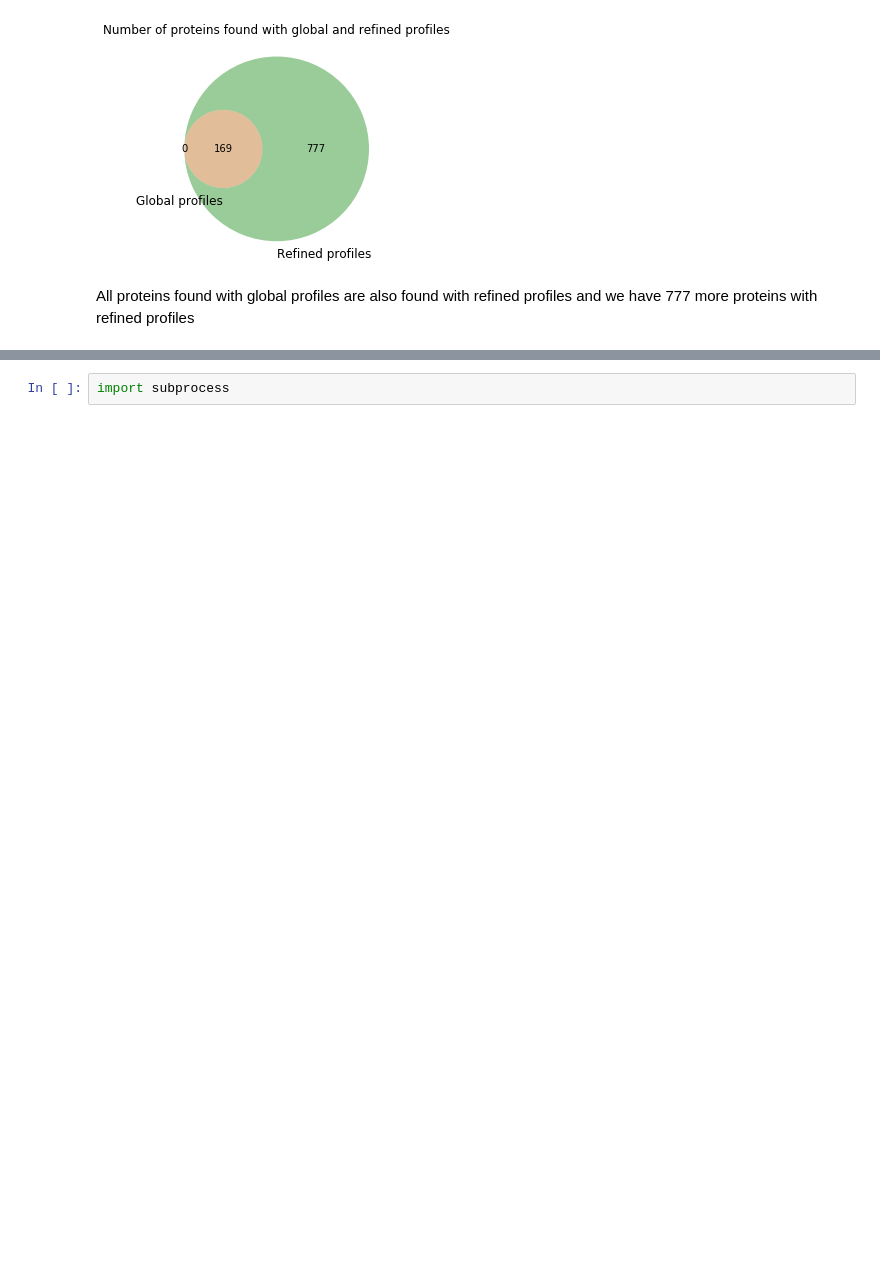
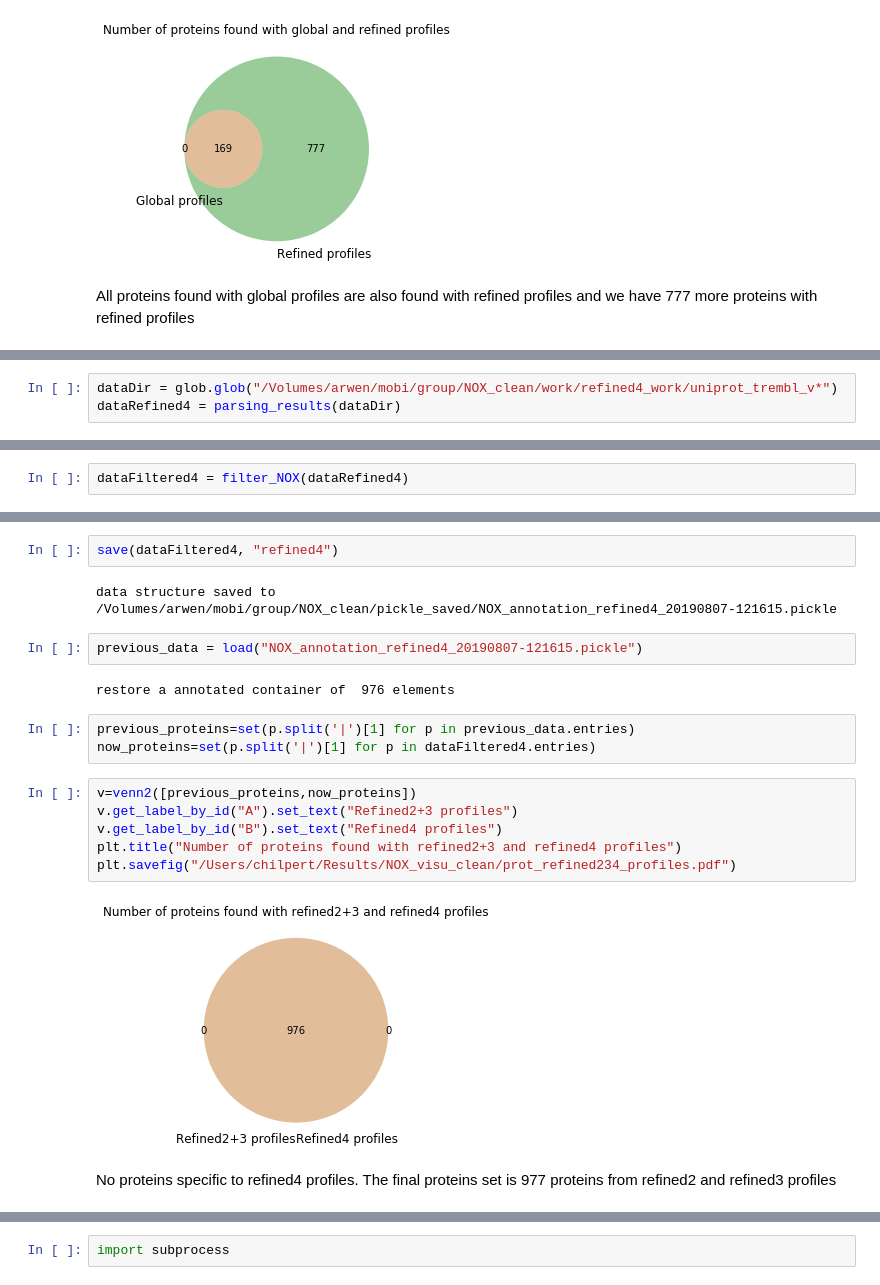
Before and after one commit to MMSB-MOBI/NOX_analysis, a Jupyter notebook: notebook/Predict_NOX_proteins.ipynb, the cells around one changed output, grey strips where cells are left out. Drawn from its saved outputs; the diff is of its cells as text; blank space fills up the shorter version.

```diff
--- a/notebook/Predict_NOX_proteins.ipynb
+++ b/notebook/Predict_NOX_proteins.ipynb
@@ -467,0 +641,3 @@ All proteins found with global profiles are also found with refined profiles and
+# %%
+dataDir = glob.glob("/Volumes/arwen/mobi/group/NOX_clean/work/refined4_work/uniprot_trembl_v*")
+dataRefined4 = parsing_results(dataDir)
@@ -467,0 +662,2 @@ All proteins found with global profiles are also found with refined profiles and
+# %%
+dataFiltered4 = filter_NOX(dataRefined4)
@@ -467,0 +678,21 @@ All proteins found with global profiles are also found with refined profiles and
+# %%
+save(dataFiltered4, "refined4")
+# %% [output]
+data structure saved to /Volumes/arwen/mobi/group/NOX_clean/pickle_saved/NOX_annotation_refined4_20190807-121615.pickle
+# %%
+previous_data = load("NOX_annotation_refined4_20190807-121615.pickle")
+# %% [output]
+restore a annotated container of  976 elements
+# %%
+previous_proteins=set(p.split('|')[1] for p in previous_data.entries)
+now_proteins=set(p.split('|')[1] for p in dataFiltered4.entries)
+# %%
+v=venn2([previous_proteins,now_proteins])
+v.get_label_by_id("A").set_text("Refined2+3 profiles")
+v.get_label_by_id("B").set_text("Refined4 profiles")
+plt.title("Number of proteins found with refined2+3 and refined4 profiles")
+plt.savefig("/Users/chilpert/Results/NOX_visu_clean/prot_refined234_profiles.pdf")
+# %% [output]
+[figure, added]
+# %% [markdown]
+No proteins specific to refined4 profiles. The final proteins set is 977 proteins from refined2 and refined3 profiles
```
Also changed, not shown: parts of 145 cells of this notebook, 1 other file.
